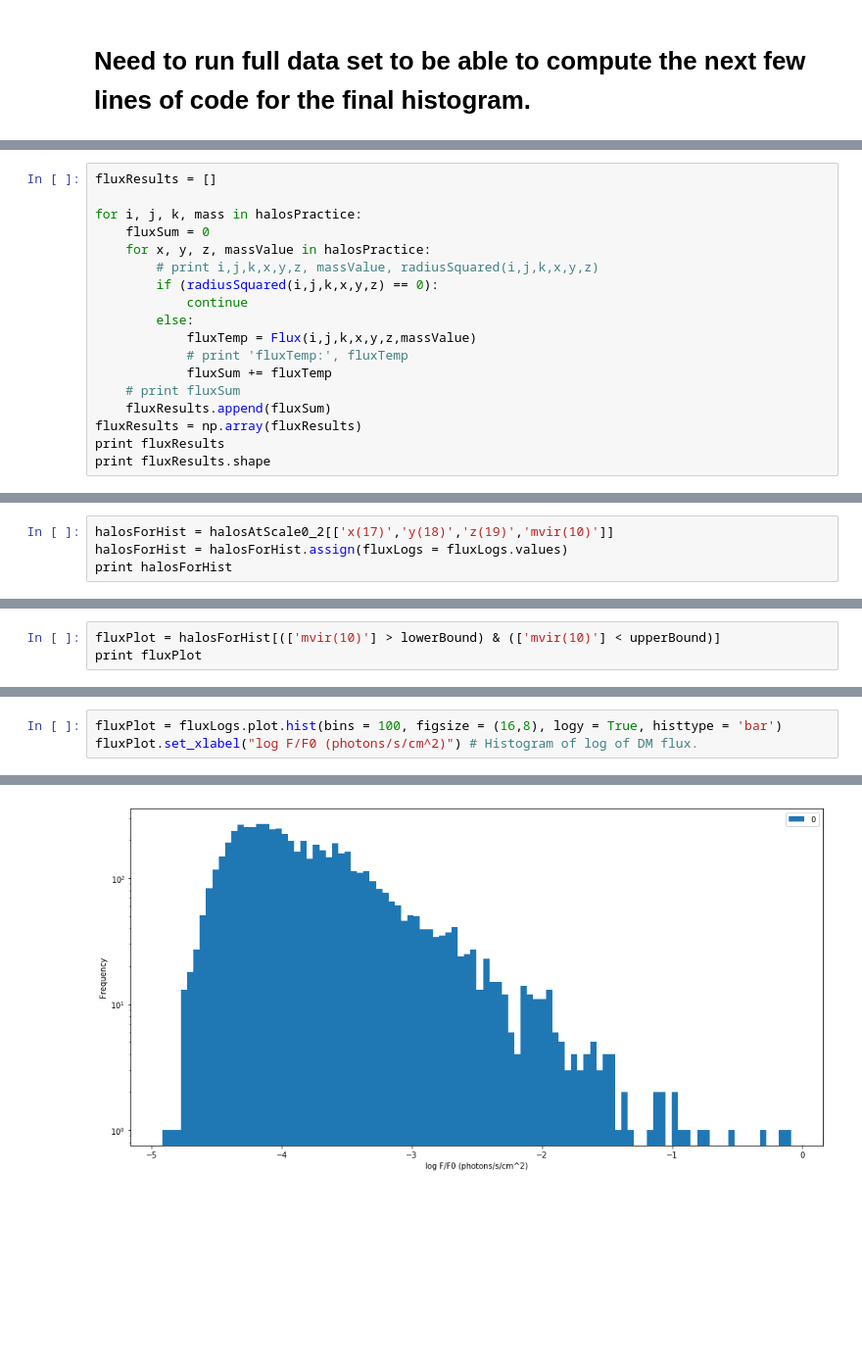
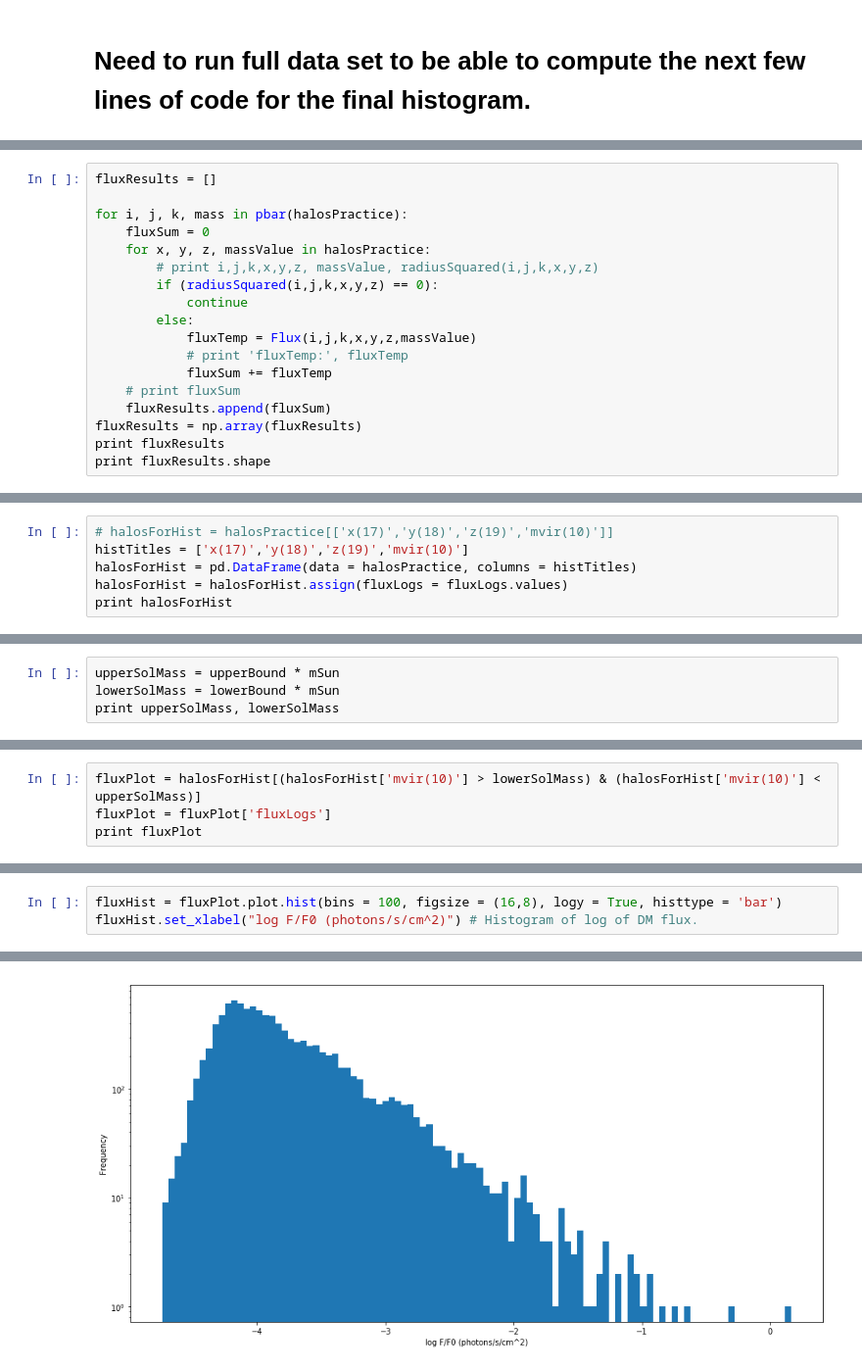
Before and after one commit to jortiz630/Dark-Matter-Tree-Data, a Jupyter notebook: DMDataAnalysis_py2.ipynb, the cells around one changed output, grey strips where cells are left out. Shown at 98% size. Cells and saved outputs as stored; diff of their text form; blank space fills up the shorter version.

Commit message:
Working with full data set will take forever. Started with first 20,000 data points.

```diff
--- a/DMDataAnalysis_py2.ipynb
+++ b/DMDataAnalysis_py2.ipynb
@@ -212,7 +214,7 @@ print lowerBound, upperBound
 # %%
 fluxResults = []
 
-for i, j, k, mass in halosPractice:
+for i, j, k, mass in pbar(halosPractice):
     fluxSum = 0
     for x, y, z, massValue in halosPractice:
         # print i,j,k,x,y,z, massValue, radiusSquared(i,j,k,x,y,z)
@@ -263,5 +267,7 @@ print fluxLogs
 # %%
-halosForHist = halosAtScale0_2[['x(17)','y(18)','z(19)','mvir(10)']]
+# halosForHist = halosPractice[['x(17)','y(18)','z(19)','mvir(10)']]
+histTitles = ['x(17)','y(18)','z(19)','mvir(10)']
+halosForHist = pd.DataFrame(data = halosPractice, columns = histTitles)
 halosForHist = halosForHist.assign(fluxLogs = fluxLogs.values)
 print halosForHist
 # %% [output]
@@ -284,0 +291,4 @@ print halosForHist
+# %%
+upperSolMass = upperBound * mSun
+lowerSolMass = lowerBound * mSun
+print upperSolMass, lowerSolMass
@@ -285,4 +297,5 @@ print halosForHist
 # %%
-fluxPlot = halosForHist[(['mvir(10)'] > lowerBound) & (['mvir(10)'] < upperBound)]
+fluxPlot = halosForHist[(halosForHist['mvir(10)'] > lowerSolMass) & (halosForHist['mvir(10)'] < upperSolMass)]
+fluxPlot = fluxPlot['fluxLogs']
 print fluxPlot
 # %% [output]
@@ -290,6 +319,6 @@ KeyError: False
 # %%
-fluxPlot = fluxLogs.plot.hist(bins = 100, figsize = (16,8), logy = True, histtype = 'bar')
-fluxPlot.set_xlabel("log F/F0 (photons/s/cm^2)") # Histogram of log of DM flux.
+fluxHist = fluxPlot.plot.hist(bins = 100, figsize = (16,8), logy = True, histtype = 'bar')
+fluxHist.set_xlabel("log F/F0 (photons/s/cm^2)") # Histogram of log of DM flux.
 # %% [output]
 <matplotlib.text.Text at 0x...>
-[figure, old version]
+[figure, new version]
```
Also changed, not shown: parts of 10 cells of this notebook.
